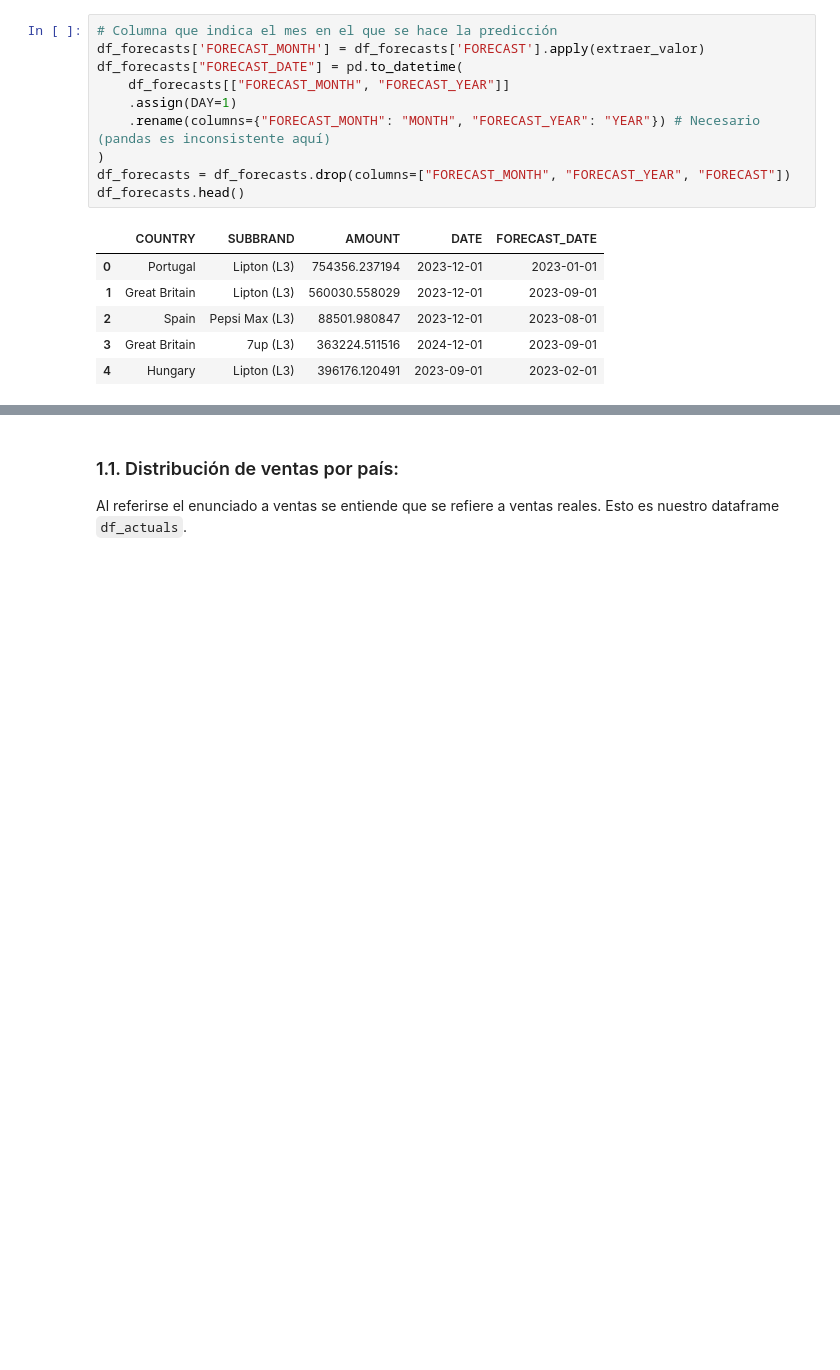
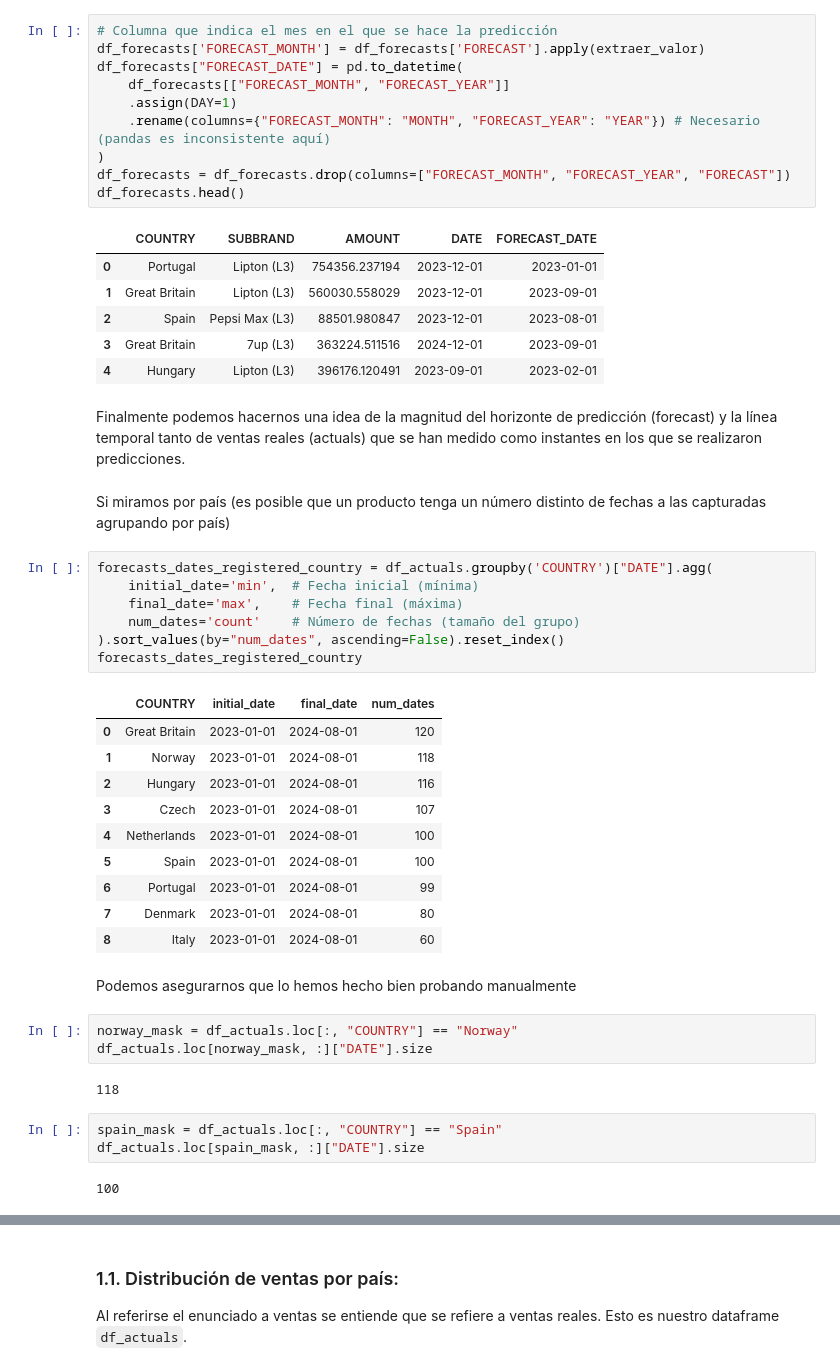
Before and after one commit to Alf-caput/data-visualization, a Jupyter notebook: ejercicios-clase/ejercicio3.ipynb, the cells around one changed output, grey strips where cells are left out. Saved outputs shown, nothing was run; the diff lists cells and outputs as text; blank space fills up the shorter version.

```diff
--- a/ejercicios-clase/ejercicio3.ipynb
+++ b/ejercicios-clase/ejercicio3.ipynb
@@ -216,3 +216,37 @@ df_forecasts.head()
 | 2 | Spain | Pepsi Max (L3) | 88501.980847 | 2023-12-01 | 2023-08-01 |
 | 3 | Great Britain | 7up (L3) | 363224.511516 | 2024-12-01 | 2023-09-01 |
 | 4 | Hungary | Lipton (L3) | 396176.120491 | 2023-09-01 | 2023-02-01 |
+# %% [markdown]
+Finalmente podemos hacernos una idea de la magnitud del horizonte de predicción (forecast) y la línea temporal tanto de ventas reales (actuals) que se han medido como instantes en los que se realizaron predicciones.
+# %% [markdown]
+Si miramos por país (es posible que un producto tenga un número distinto de fechas a las capturadas agrupando por país)
+# %%
+forecasts_dates_registered_country = df_actuals.groupby('COUNTRY')["DATE"].agg(
+    initial_date='min',  # Fecha inicial (mínima)
+    final_date='max',    # Fecha final (máxima)
+    num_dates='count'    # Número de fechas (tamaño del grupo)
+).sort_values(by="num_dates", ascending=False).reset_index()
+forecasts_dates_registered_country
+# %% [output]
+|  | COUNTRY | initial_date | final_date | num_dates |
+| 0 | Great Britain | 2023-01-01 | 2024-08-01 | 120 |
+| 1 | Norway | 2023-01-01 | 2024-08-01 | 118 |
+| 2 | Hungary | 2023-01-01 | 2024-08-01 | 116 |
+| 3 | Czech | 2023-01-01 | 2024-08-01 | 107 |
+| 4 | Netherlands | 2023-01-01 | 2024-08-01 | 100 |
+| 5 | Spain | 2023-01-01 | 2024-08-01 | 100 |
+| 6 | Portugal | 2023-01-01 | 2024-08-01 | 99 |
+| 7 | Denmark | 2023-01-01 | 2024-08-01 | 80 |
+| 8 | Italy | 2023-01-01 | 2024-08-01 | 60 |
+# %% [markdown]
+Podemos asegurarnos que lo hemos hecho bien probando manualmente
+# %%
+norway_mask = df_actuals.loc[:, "COUNTRY"] == "Norway"
+df_actuals.loc[norway_mask, :]["DATE"].size
+# %% [output]
+118
+# %%
+spain_mask = df_actuals.loc[:, "COUNTRY"] == "Spain"
+df_actuals.loc[spain_mask, :]["DATE"].size
+# %% [output]
+100
```
Also changed, not shown: parts of 16 cells of this notebook.
